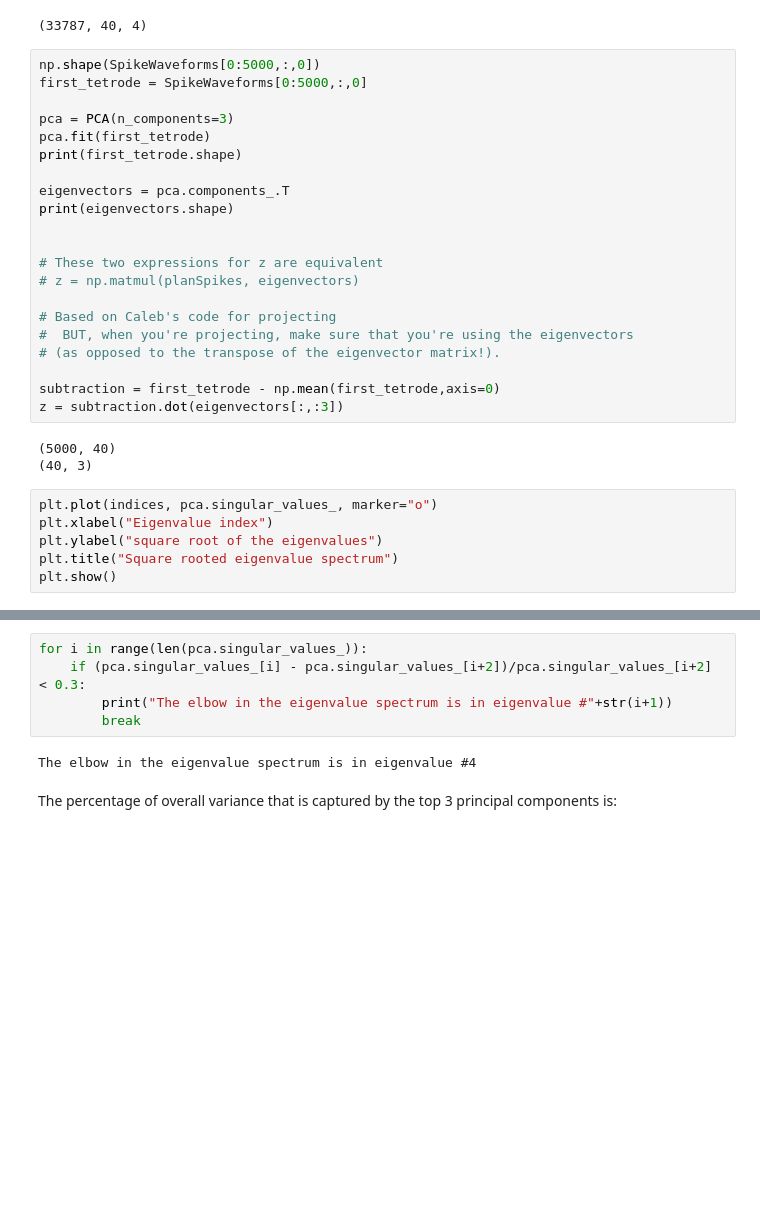
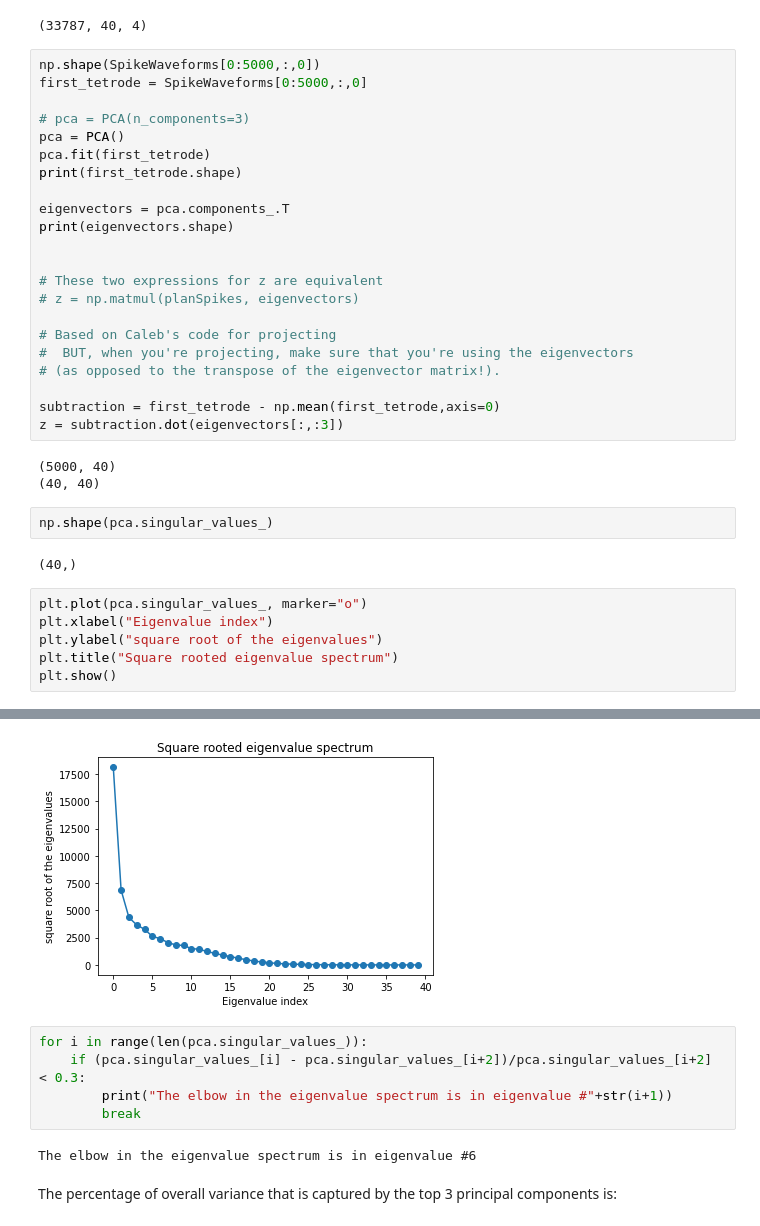
Before and after one commit to SaiAkhilVudattu/Neuro_classes, a Jupyter notebook: signal_processing/HW5/HW5.ipynb, the cells around one changed output, grey strips where cells are left out. Drawn from its saved outputs; the diff is of its cells as text; blank space fills up the shorter version.

```diff
--- a/signal_processing/HW5/HW5.ipynb
+++ b/signal_processing/HW5/HW5.ipynb
@@ -150,7 +157,8 @@ print(np.shape(SpikeWaveforms))
 np.shape(SpikeWaveforms[0:5000,:,0])
 first_tetrode = SpikeWaveforms[0:5000,:,0]
 
-pca = PCA(n_components=3)
+# pca = PCA(n_components=3)
+pca = PCA()
 pca.fit(first_tetrode)
 print(first_tetrode.shape)
 
@@ -169,9 +177,13 @@ subtraction = first_tetrode - np.mean(first_tetrode,axis=0)
 z = subtraction.dot(eigenvectors[:,:3])
 # %% [output]
 (5000, 40)
-(40, 3)
+(40, 40)
+# %%
+np.shape(pca.singular_values_)
+# %% [output]
+(40,)
 # %%
-plt.plot(indices, pca.singular_values_, marker="o")
+plt.plot(pca.singular_values_, marker="o")
 plt.xlabel("Eigenvalue index")
 plt.ylabel("square root of the eigenvalues")
 plt.title("Square rooted eigenvalue spectrum")
@@ -182,10 +192,11 @@ plt.show()
+[figure, added]
 # %%
 for i in range(len(pca.singular_values_)):
     if (pca.singular_values_[i] - pca.singular_values_[i+2])/pca.singular_values_[i+2] < 0.3:
         print("The elbow in the eigenvalue spectrum is in eigenvalue #"+str(i+1))
         break
 # %% [output]
-The elbow in the eigenvalue spectrum is in eigenvalue #4
+The elbow in the eigenvalue spectrum is in eigenvalue #6
 # %% [markdown]
 The percentage of overall variance that is captured by the top 3 principal components is:
 # %%
```
Also changed, not shown: parts of 42 cells of this notebook.
